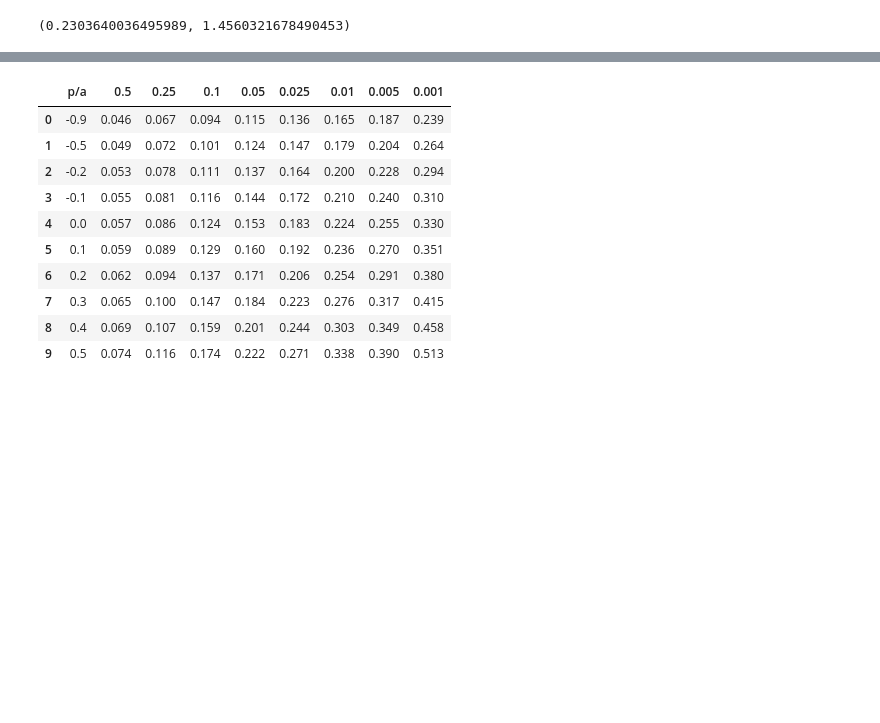
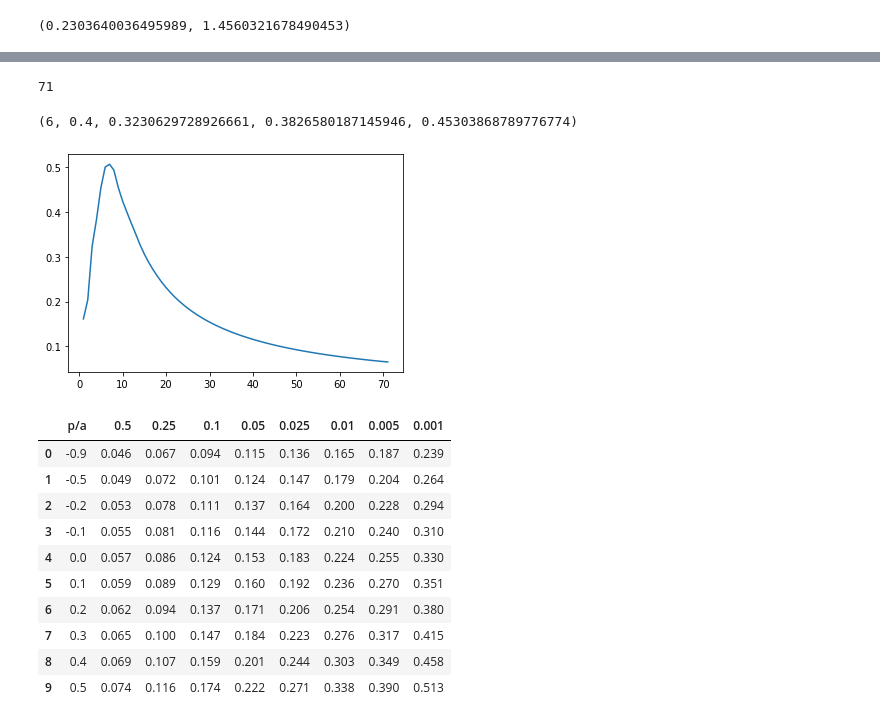
Before and after one commit to motein/Explore, a Jupyter notebook: GPD/论文中的实验.ipynb, the cells around one changed output, grey strips where cells are left out. Cells and saved outputs as stored; diff of their text form; code cells hidden in the pictures; blank space fills up the shorter version.

```diff
--- a/GPD/论文中的实验.ipynb
+++ b/GPD/论文中的实验.ipynb
@@ -82,6 +106,6 @@ def get_Z(data, k, alpha):
 # %%
-Z = get_Z(sorted(data), 0.00093171044399552, 12.192762604144477)
-# Z = get_Z(sorted(data), 0.006, 12.14)
+Z = get_Z(sorted(data2), 0.00093171044399552, 12.192762604144477)
+# Z = get_Z(sorted(data2), 0.006, 12.14)
 Z
 # %% [output]
 array([0.00816808, 0.02430481, 0.03227454, 0.03227454, 0.04801942,
@@ -125,0 +134,11 @@ genpareto.sf(0.999, 0.5)
+# %%
+p_value = []
+for i in data:
+    data2 = data[data > i]
+    if len(data2) == 0:
+        continue
+    Z = get_Z(sorted(data2), 0.00093171044399552, 12.192762604144477)
+    res = ks_test(Z, uniform(0, 1))
+#     res = cvm_test(Z, uniform(0, 1))
+    print(res.pvalue)
+    p_value.append(res.pvalue)
@@ -126,3 +163,23 @@ genpareto.sf(0.999, 0.5)
+# %%
+p_value_arr =np.array(p_value)
+LEN = len(p_value_arr)
+len(p_value_arr)
+# %% [output]
+71
+# %%
+yy = []
+xx = []
+for i in range(1, LEN+1):
+    t = -np.sum(np.log(1-p_value_arr[:i])) / i
+    yy.append(t)
+    xx.append(i)
+#     print(t)
+# %%
+plt.plot(xx,yy)
+np.argmax(yy), data[3], yy[2], yy[3], yy[4]
+# %% [output]
+(6, 0.4, 0.3230629728926661, 0.3826580187145946, 0.45303868789776774)
+[figure, added]
 # %%
 doc = pd.read_csv('W2.csv')
 doc
```
Also changed, not shown: parts of 11 cells of this notebook, 1 other file.
